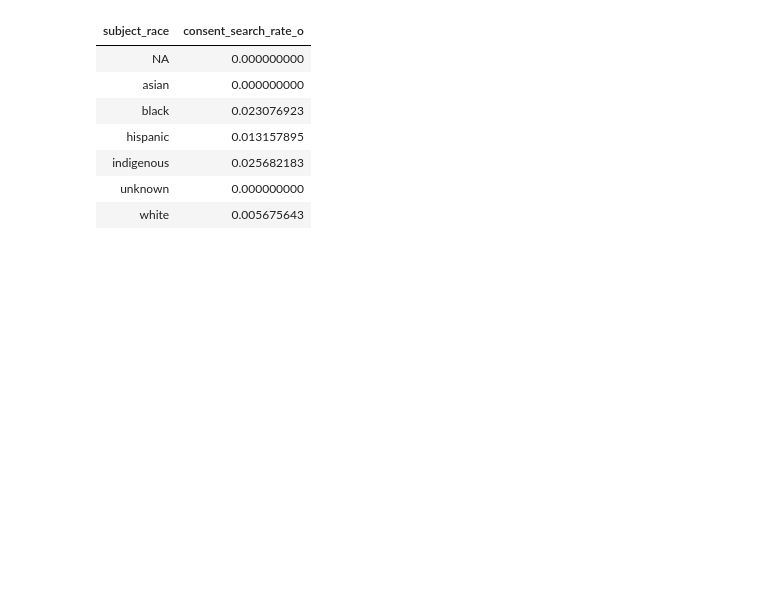
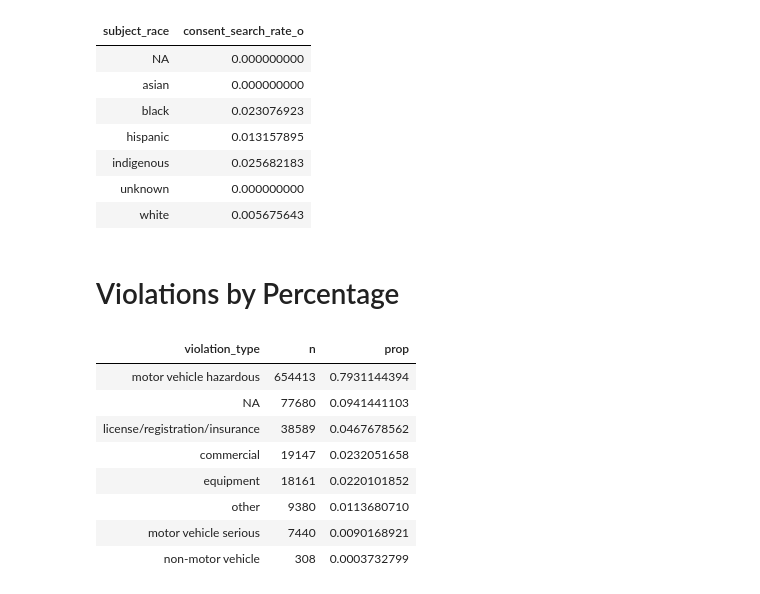
Before and after one commit to mattkiefer/biglocalpolicing, a Jupyter notebook: additional_analyses.ipynb, the cells around one changed output. Cells and saved outputs as stored; diff of their text form; code cells hidden in the pictures; blank space fills up the shorter version.

Commit message:
updated with top violations

```diff
--- a/additional_analyses.ipynb
+++ b/additional_analyses.ipynb
@@ -271,3 +271,21 @@ data_clean_7 %>%
 | indigenous | 0.025682183 |
 | unknown | 0.000000000 |
 | white | 0.005675643 |
+# %% [markdown]
+# Violations by Percentage
+# %%
+#Top violations in overall dataset
+data_clean %>%
+  count(violation_type) %>%
+  mutate(prop = n / sum(n)) %>%
+  arrange(desc(n))
+# %% [output]
+| violation_type | n | prop |
+| motor vehicle hazardous | 654413 | 0.7931144394 |
+| NA | 77680 | 0.0941441103 |
+| license/registration/insurance | 38589 | 0.0467678562 |
+| commercial | 19147 | 0.0232051658 |
+| equipment | 18161 | 0.0220101852 |
+| other | 9380 | 0.0113680710 |
+| motor vehicle serious | 7440 | 0.0090168921 |
+| non-motor vehicle | 308 | 0.0003732799 |
```
Also changed, not shown: parts of 5 cells of this notebook.
